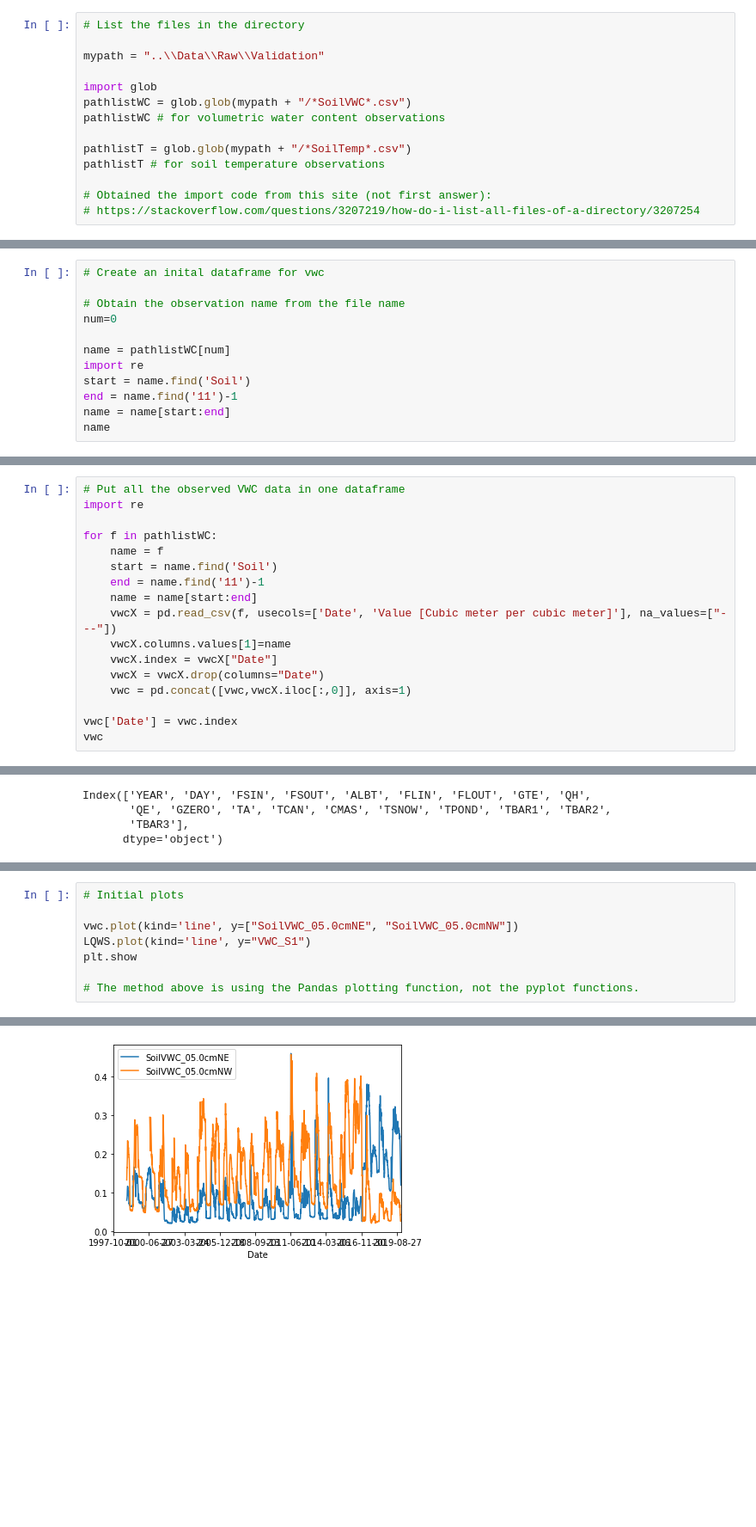
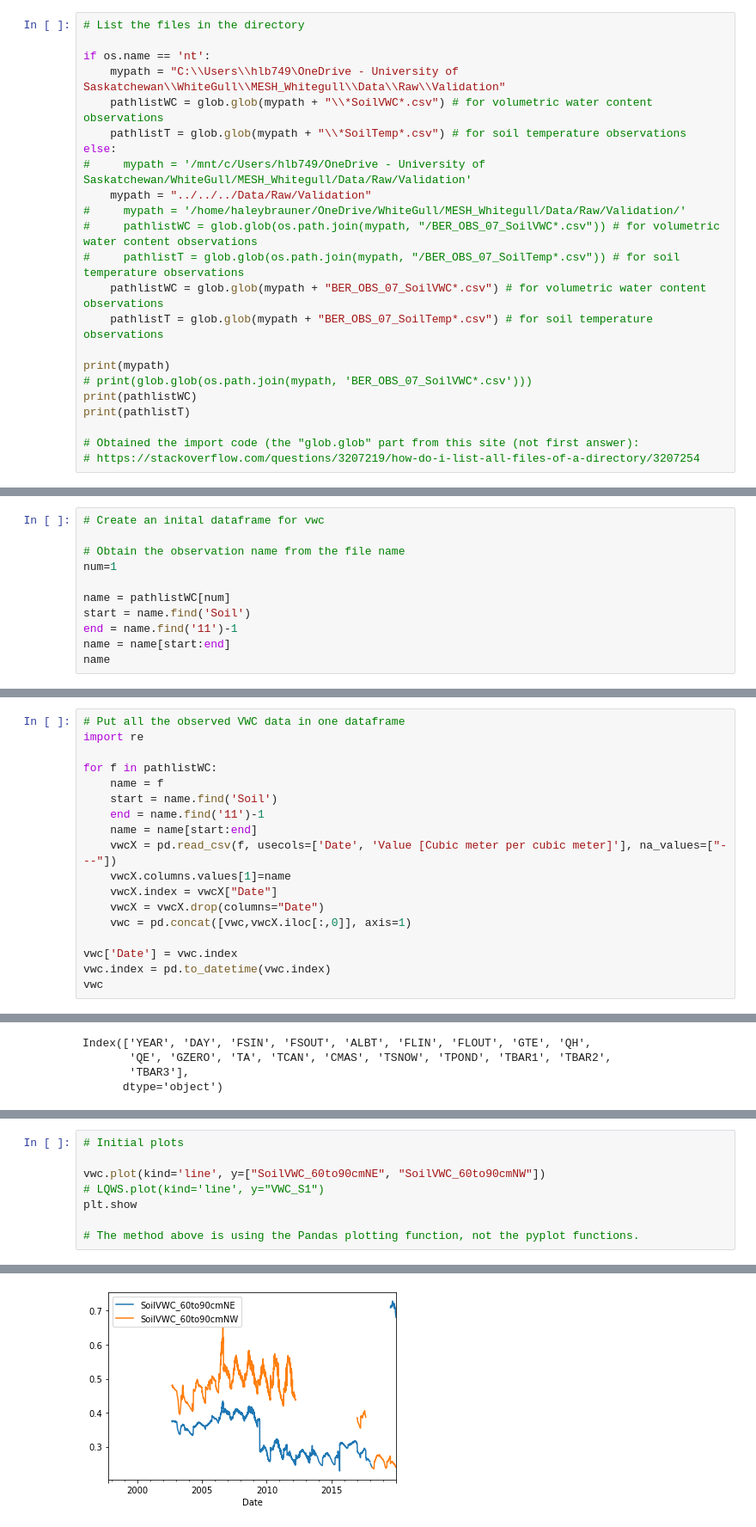
Before and after one commit to MESH-Model/MESH_Whitegull, a Jupyter notebook: Code/MESHPostProcess.ipynb, the cells around one changed output, grey strips where cells are left out. Shown at 86% size. Drawn from its saved outputs; the diff is of its cells as text; blank space fills up the shorter version.

```diff
--- a/Code/MESHPostProcess.ipynb
+++ b/Code/MESHPostProcess.ipynb
@@ -162,15 +204,24 @@ from pandas.plotting import table
 # %%
 # List the files in the directory
 
-mypath = "..\\Data\\Raw\\Validation"
+if os.name == 'nt':
+    mypath = "C:\\Users\\hlb749\OneDrive - University of Saskatchewan\\WhiteGull\\MESH_Whitegull\\Data\\Raw\\Validation"
+    pathlistWC = glob.glob(mypath + "\\*SoilVWC*.csv") # for volumetric water content observations
+    pathlistT = glob.glob(mypath + "\\*SoilTemp*.csv") # for soil temperature observations
+else:
+#     mypath = '/mnt/c/Users/hlb749/OneDrive - University of Saskatchewan/WhiteGull/MESH_Whitegull/Data/Raw/Validation'
+    mypath = "../../../Data/Raw/Validation"
+#     mypath = '/home/haleybrauner/OneDrive/WhiteGull/MESH_Whitegull/Data/Raw/Validation/'
+#     pathlistWC = glob.glob(os.path.join(mypath, "/BER_OBS_07_SoilVWC*.csv")) # for volumetric water content observations
+#     pathlistT = glob.glob(os.path.join(mypath, "/BER_OBS_07_SoilTemp*.csv")) # for soil temperature observations
+    pathlistWC = glob.glob(mypath + "BER_OBS_07_SoilVWC*.csv") # for volumetric water content observations
+    pathlistT = glob.glob(mypath + "BER_OBS_07_SoilTemp*.csv") # for soil temperature observations
 
-import glob
-pathlistWC = glob.glob(mypath + "/*SoilVWC*.csv")
-pathlistWC # for volumetric water content observations
+print(mypath)
+# print(glob.glob(os.path.join(mypath, 'BER_OBS_07_SoilVWC*.csv')))
+print(pathlistWC)
+print(pathlistT)
 
-pathlistT = glob.glob(mypath + "/*SoilTemp*.csv")
-pathlistT # for soil temperature observations
-
-# Obtained the import code from this site (not first answer):
+# Obtained the import code (the "glob.glob" part from this site (not first answer):
 # https://stackoverflow.com/questions/3207219/how-do-i-list-all-files-of-a-directory/3207254
 # %% [output]
@@ -184,10 +243,9 @@ pathlistT # for soil temperature observations
 # Create an inital dataframe for vwc
 
 # Obtain the observation name from the file name
-num=0
+num=1
 
 name = pathlistWC[num]
-import re
 start = name.find('Soil')
 end = name.find('11')-1
 name = name[start:end]
@@ -233,6 +291,7 @@ for f in pathlistWC:
     vwc = pd.concat([vwc,vwcX.iloc[:,0]], axis=1)
 
 vwc['Date'] = vwc.index
+vwc.index = pd.to_datetime(vwc.index)
 vwc
 # %% [output]
 |  | SoilVWC_02.5cmNE | SoilVWC_02.5cmNW | SoilVWC_07.5cmNE | SoilVWC_07.5cmNW | SoilVWC_22.5cmNE | ... |
@@ -450,11 +524,11 @@ EB2
 # %%
 # Initial plots
 
-vwc.plot(kind='line', y=["SoilVWC_05.0cmNE", "SoilVWC_05.0cmNW"])
-LQWS.plot(kind='line', y="VWC_S1")
+vwc.plot(kind='line', y=["SoilVWC_60to90cmNE", "SoilVWC_60to90cmNW"])
+# LQWS.plot(kind='line', y="VWC_S1")
 plt.show
 
 # The method above is using the Pandas plotting function, not the pyplot functions.
 # %% [output]
 <function matplotlib.pyplot.show(*args, **kw)>
-[figure, old version]
+[figure, new version]
```
Also changed, not shown: parts of 29 cells of this notebook, 2 other files.
